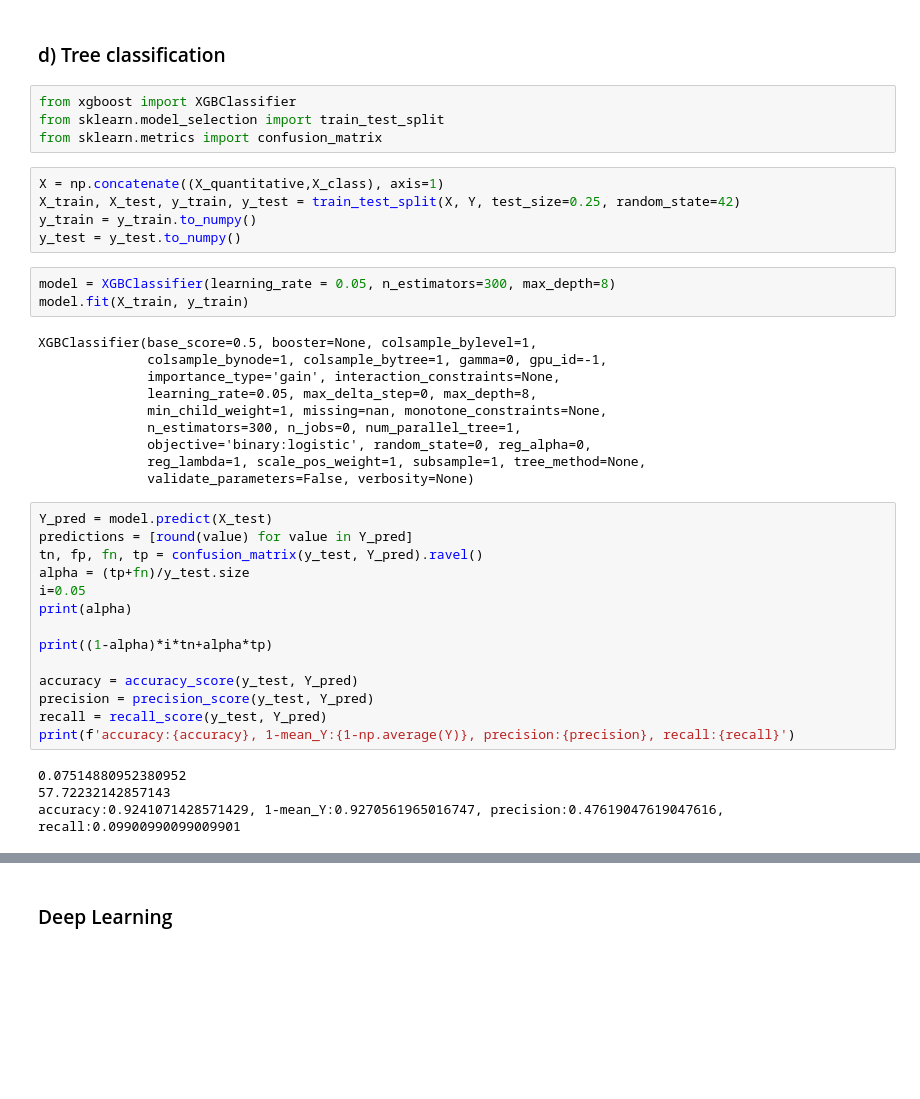
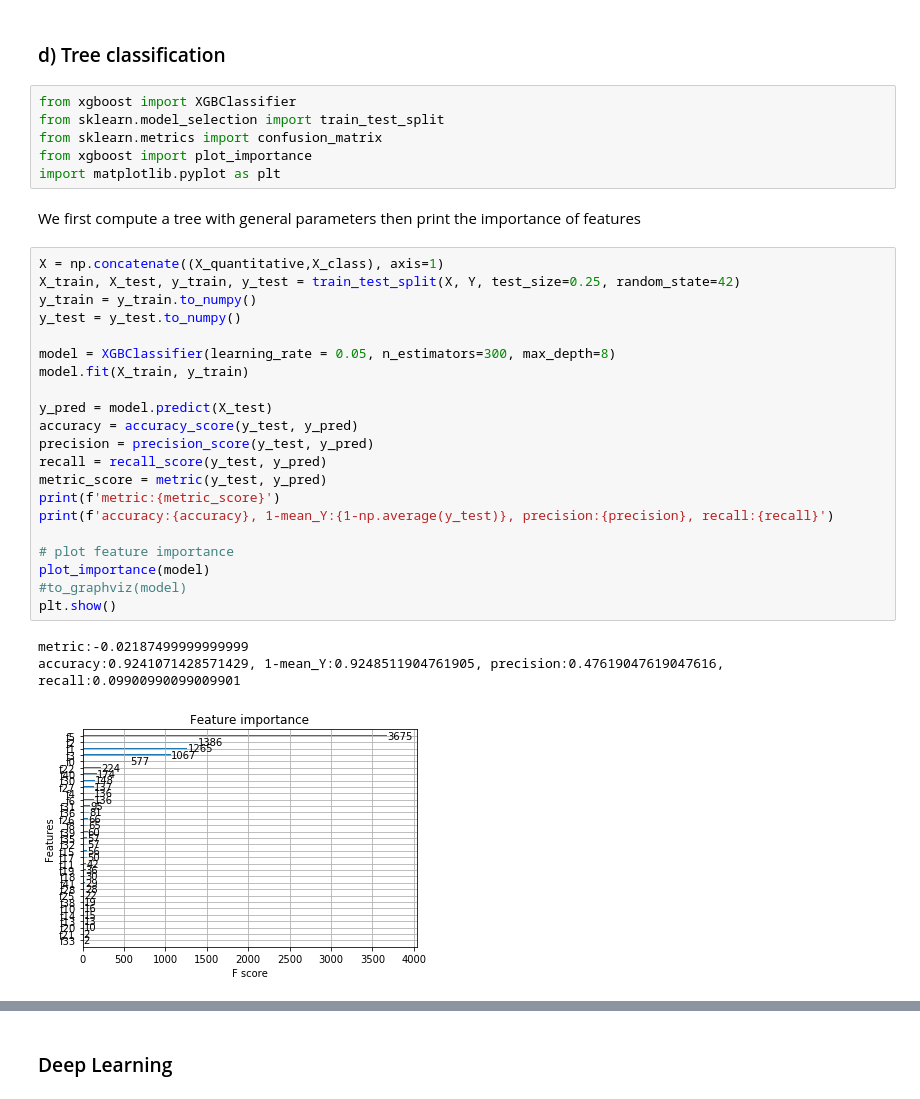
Before and after one commit to AceZz/CreditDefault, a Jupyter notebook: tristan_stampfler.ipynb, the cells around one changed output, grey strips where cells are left out. Saved outputs shown, nothing was run; the diff lists cells and outputs as text; blank space fills up the shorter version.

Commit message:
work on trees and deep network and add comments

```diff
--- a/tristan_stampfler.ipynb
+++ b/tristan_stampfler.ipynb
@@ -536,39 +556,32 @@ As we can notice, an high recall is necessary (despite a low precision) to maxim
 from xgboost import XGBClassifier
 from sklearn.model_selection import train_test_split
 from sklearn.metrics import confusion_matrix
+from xgboost import plot_importance
+import matplotlib.pyplot as plt
+# %% [markdown]
+We first compute a tree with general parameters then print the importance of features
 # %%
 X = np.concatenate((X_quantitative,X_class), axis=1)
 X_train, X_test, y_train, y_test = train_test_split(X, Y, test_size=0.25, random_state=42)
 y_train = y_train.to_numpy()
 y_test = y_test.to_numpy()
+
+model = XGBClassifier(learning_rate = 0.05, n_estimators=300, max_depth=8)
+model.fit(X_train, y_train)
+
+y_pred = model.predict(X_test)
+accuracy = accuracy_score(y_test, y_pred)
+precision = precision_score(y_test, y_pred)
+recall = recall_score(y_test, y_pred)
+metric_score = metric(y_test, y_pred)
+print(f'metric:{metric_score}')
+print(f'accuracy:{accuracy}, 1-mean_Y:{1-np.average(y_test)}, precision:{precision}, recall:{recall}')
+
+# plot feature importance
+plot_importance(model)
+#to_graphviz(model)
+plt.show()
+# %% [output]
+metric:-0.02187499999999999
+accuracy:0.9241071428571429, 1-mean_Y:0.9248511904761905, precision:0.47619047619047616, recall:0.09900990099009901
+[figure, added]
-# %%
-model = XGBClassifier(learning_rate = 0.05, n_estimators=300, max_depth=8)
-model.fit(X_train, y_train)
-# %% [output]
-XGBClassifier(base_score=0.5, booster=None, colsample_bylevel=1,
-              colsample_bynode=1, colsample_bytree=1, gamma=0, gpu_id=-1,
-              importance_type='gain', interaction_constraints=None,
-              learning_rate=0.05, max_delta_step=0, max_depth=8,
-              min_child_weight=1, missing=nan, monotone_constraints=None,
-              n_estimators=300, n_jobs=0, num_parallel_tree=1,
-              objective='binary:logistic', random_state=0, reg_alpha=0,
-              reg_lambda=1, scale_pos_weight=1, subsample=1, tree_method=None,
-              validate_parameters=False, verbosity=None)
-# %%
-Y_pred = model.predict(X_test)
-predictions = [round(value) for value in Y_pred]
-tn, fp, fn, tp = confusion_matrix(y_test, Y_pred).ravel()
-alpha = (tp+fn)/y_test.size
-i=0.05
-print(alpha)
-
-print((1-alpha)*i*tn+alpha*tp)
-
-accuracy = accuracy_score(y_test, Y_pred)
-precision = precision_score(y_test, Y_pred)
-recall = recall_score(y_test, Y_pred)
-print(f'accuracy:{accuracy}, 1-mean_Y:{1-np.average(Y)}, precision:{precision}, recall:{recall}')
-# %% [output]
-0.07514880952380952
-57.72232142857143
-accuracy:0.9241071428571429, 1-mean_Y:0.9270561965016747, precision:0.47619047619047616, recall:0.09900990099009901
```
Also changed, not shown: parts of 36 cells of this notebook.
